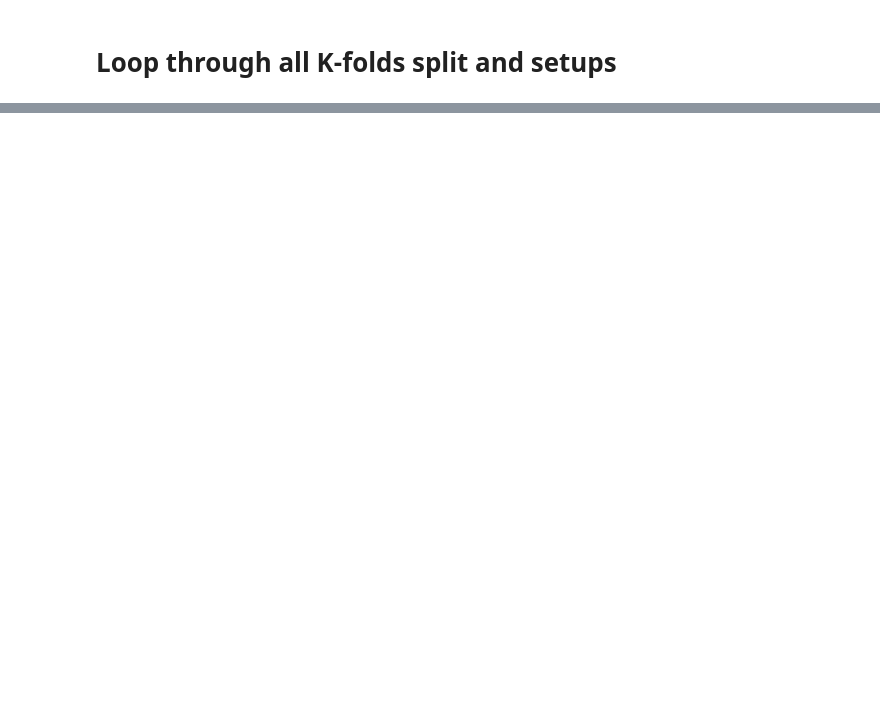
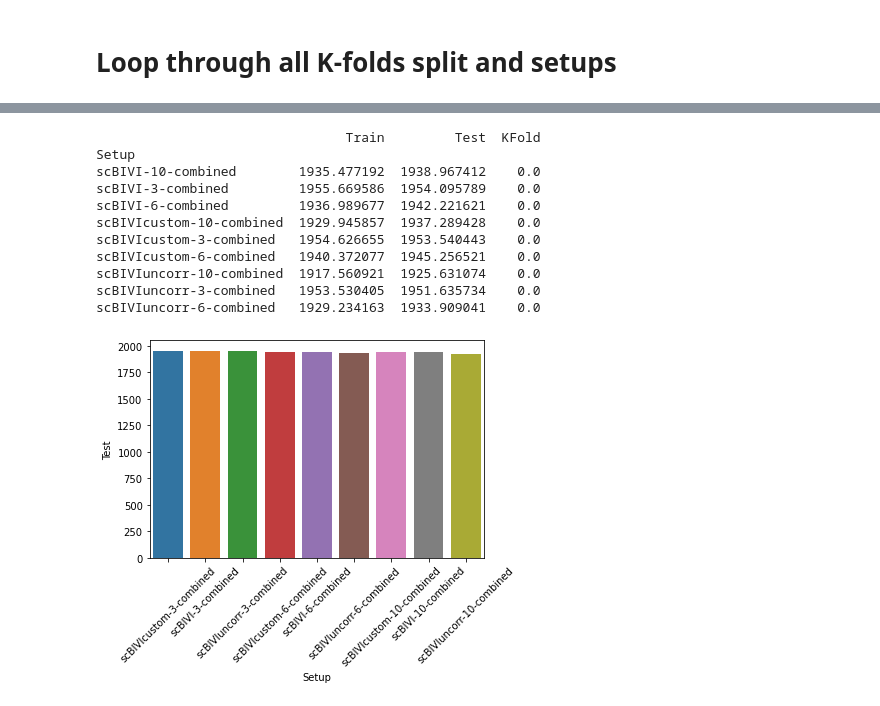
Before and after one commit to pachterlab/CGCCP_2023, a Jupyter notebook: test_colab_ipynb.ipynb, the cells around one changed output, grey strips where cells are left out. Drawn from its saved outputs; the diff is of its cells as text; code cells hidden in the pictures; blank space fills up the shorter version.

```diff
--- a/test_colab_ipynb.ipynb
+++ b/test_colab_ipynb.ipynb
@@ -756,0 +1091,33 @@ for cluster_method in cluster_methods:
+# %%
+#### Plot NLL
+setups = list(results_dict.keys())
+df_plot = pd.concat([pd.DataFrame({"Train": -np.array(r['recon_error'])[:,0],
+                                   "Test": -np.array(r['recon_error'])[:,1],
+                                   'Setup': key}) for key,r in results_dict.items()])
+
+df_plot['KFold'] = df_plot.index
+df_plot.reset_index(drop=True)
+
+df_plot.to_csv(os.path.join(logdir,'.svg'))
+
+fig,ax=plt.subplots()
+_ = sns.barplot(data=df_plot, x='Setup', y='Test', hue='Setup', dodge=False, ax=ax)
+ax.get_legend().remove()
+plt.xticks(rotation=45)
+# plt.savefig(os.path.join(logdir,'nll.svg'))
+# plt.close()
+
+print(df_plot.groupby("Setup").mean())
+# %% [output]
+                                Train         Test  KFold
+Setup
+scBIVI-10-combined        1935.477192  1938.967412    0.0
+scBIVI-3-combined         1955.669586  1954.095789    0.0
+scBIVI-6-combined         1936.989677  1942.221621    0.0
+scBIVIcustom-10-combined  1929.945857  1937.289428    0.0
+scBIVIcustom-3-combined   1954.626655  1953.540443    0.0
+scBIVIcustom-6-combined   1940.372077  1945.256521    0.0
+scBIVIuncorr-10-combined  1917.560921  1925.631074    0.0
+scBIVIuncorr-3-combined   1953.530405  1951.635734    0.0
+scBIVIuncorr-6-combined   1929.234163  1933.909041    0.0
+[figure, added]
```
Also changed, not shown: parts of 20 cells of this notebook.
